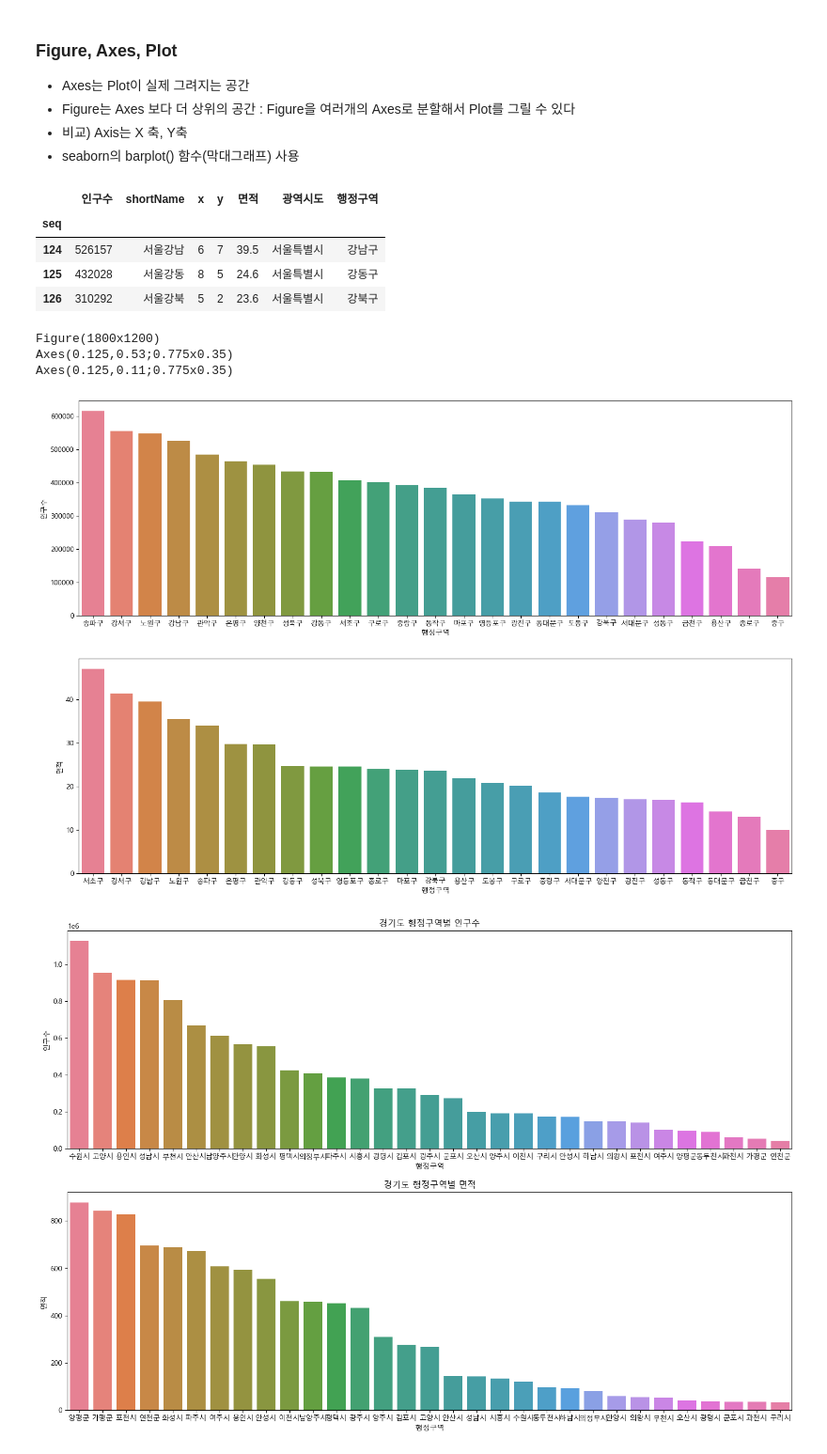
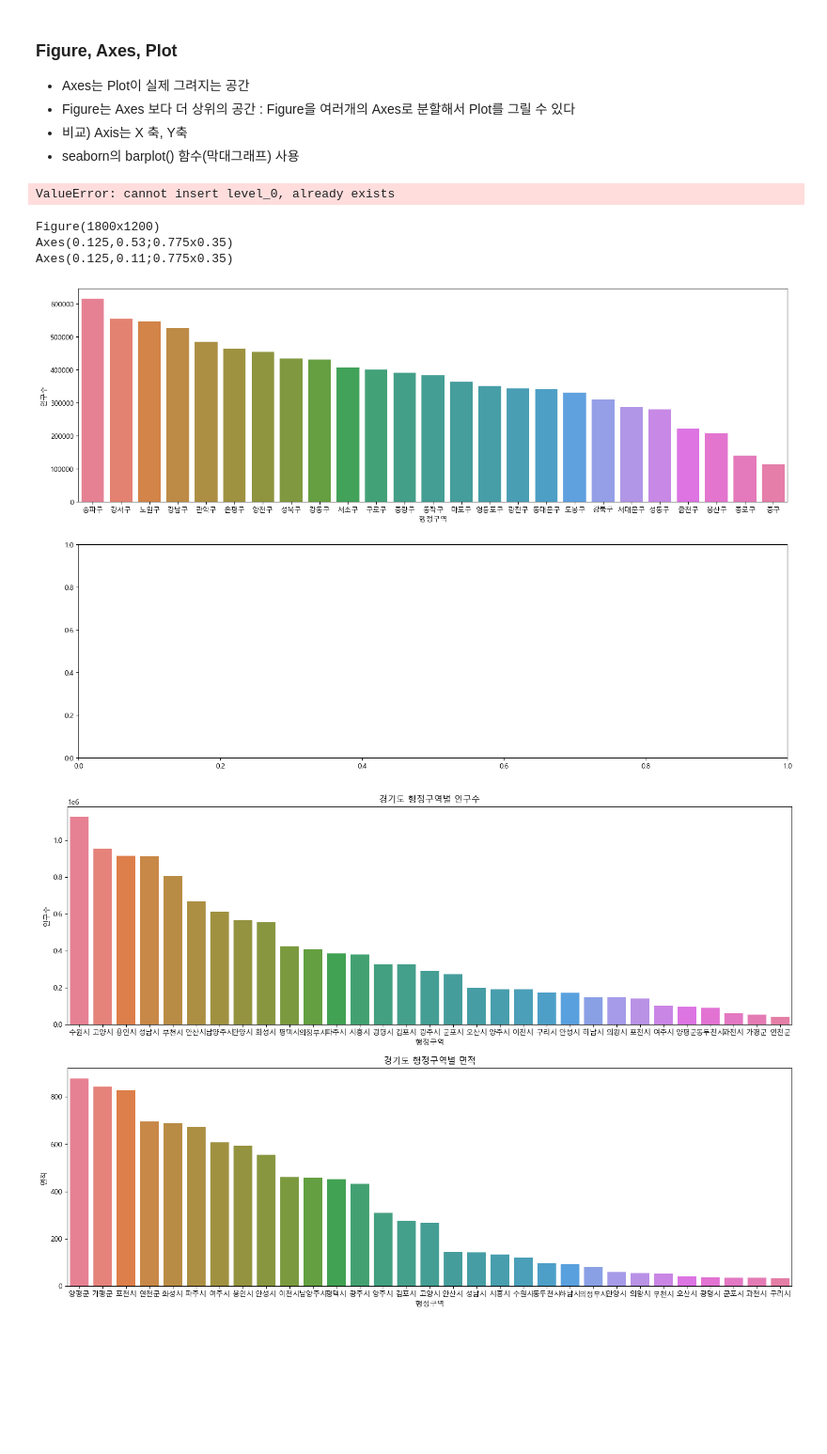
Before and after one commit to DaRamDev/Python_WebScraping_DataAnalysis, a Jupyter notebook: 03.행정구역정보_분석과시각화.ipynb, the cells around one changed output. Shown at 94% size. Saved outputs shown, nothing was run; the diff lists cells and outputs as text; code cells hidden in the pictures; blank space fills up the shorter version.

```diff
--- a/03.행정구역정보_분석과시각화.ipynb
+++ b/03.행정구역정보_분석과시각화.ipynb
@@ -371,3 +355,4 @@ data.columns
 Index(['Unnamed: 0', '인구수', 'shortName', 'x', 'y', '면적', '광역시도', '행정구역'], dtype='object')
 # %%
 # 'Unnamed: 0' 컬럼명을 'seq' 로 변경한다. 원본 객체는 변경되지 않고 변경된 결과만 출력함
+data.rename(columns={'Unnamed: 0':'seq'}, inplace=False)
@@ -388,2 +359,3 @@ Index(['Unnamed: 0', '인구수', 'shortName', 'x', 'y', '면적', '광역시도
 # %%
 #원본 객체가 변경되고 변경된 결과는 출력하지 않는다.
+data.rename(columns={'Unnamed: 0':'seq'}, inplace=True)
@@ -549,6 +456,8 @@ Successfully installed xlsxwriter-3.2.2
 -0.3460351605045768
 # %%
 #서울의 면적과 인구수의 상관계수 구하기
+seoul_df = data.loc[data['광역시도'] == '서울특별시',['행정구역','인구수','면적']].copy()
+seoul_df['면적'].corr(seoul_df['인구수'])
 # %% [output]
 0.6644268188909778
 # %%
@@ -690,25 +557,28 @@ Malgun Gothic
 * 비교) Axis는 X 축, Y축
 * seaborn의 barplot() 함수(막대그래프) 사용
 # %%
+seoul_df.reset_index(inplace=True)
 # %% [output]
-|  | 인구수 | shortName | x | y | 면적 | 광역시도 | 행정구역 |
-| seq |  |  |  |  |  |  |  |
-| 124 | 526157 | 서울강남 | 6 | 7 | 39.5 | 서울특별시 | 강남구 |
-| 125 | 432028 | 서울강동 | 8 | 5 | 24.6 | 서울특별시 | 강동구 |
-| 126 | 310292 | 서울강북 | 5 | 2 | 23.6 | 서울특별시 | 강북구 |
+ValueError: cannot insert level_0, already exists
 # %%
 # subplots() 함수를 사용하여 axes 객체를 생성하기
+figure,(axes1,axes2) = plt.subplots(nrows=2,ncols=1)
+figure.set_size_inches(18,12)
+print(figure)
+print(axes1)
+print(axes2)
 
 # seaborn의 barplot() 함수 호출하기 - 행정구역과 인구수
+sns.barplot(data=seoul_df, x="행정구역", y="인구수", ax=axes1, hue="행정구역", order=pop_order)
+# seaborn의 barplot() 함수 호출하기 - 행정구역과 면적
+sns.barplot(data=seoul_df, x="행정구역", y="면적", ax=axes2, hue="행정구역", order=area_order)
 
-# seaborn의 barplot() 함수 호출하기 - 행정구역과 면적
-
-# plt.show()
+plt.show()
 # %% [output]
 Figure(1800x1200)
 Axes(0.125,0.53;0.775x0.35)
 Axes(0.125,0.11;0.775x0.35)
-[figure, old version]
+[figure, new version]
 # %%
 # 광역시도 이름을 인자로 받아서 인구수와 면적을 그려주는 함수
 def show_pop_area(sido_name):
```
Also changed, not shown: parts of 40 cells of this notebook.
